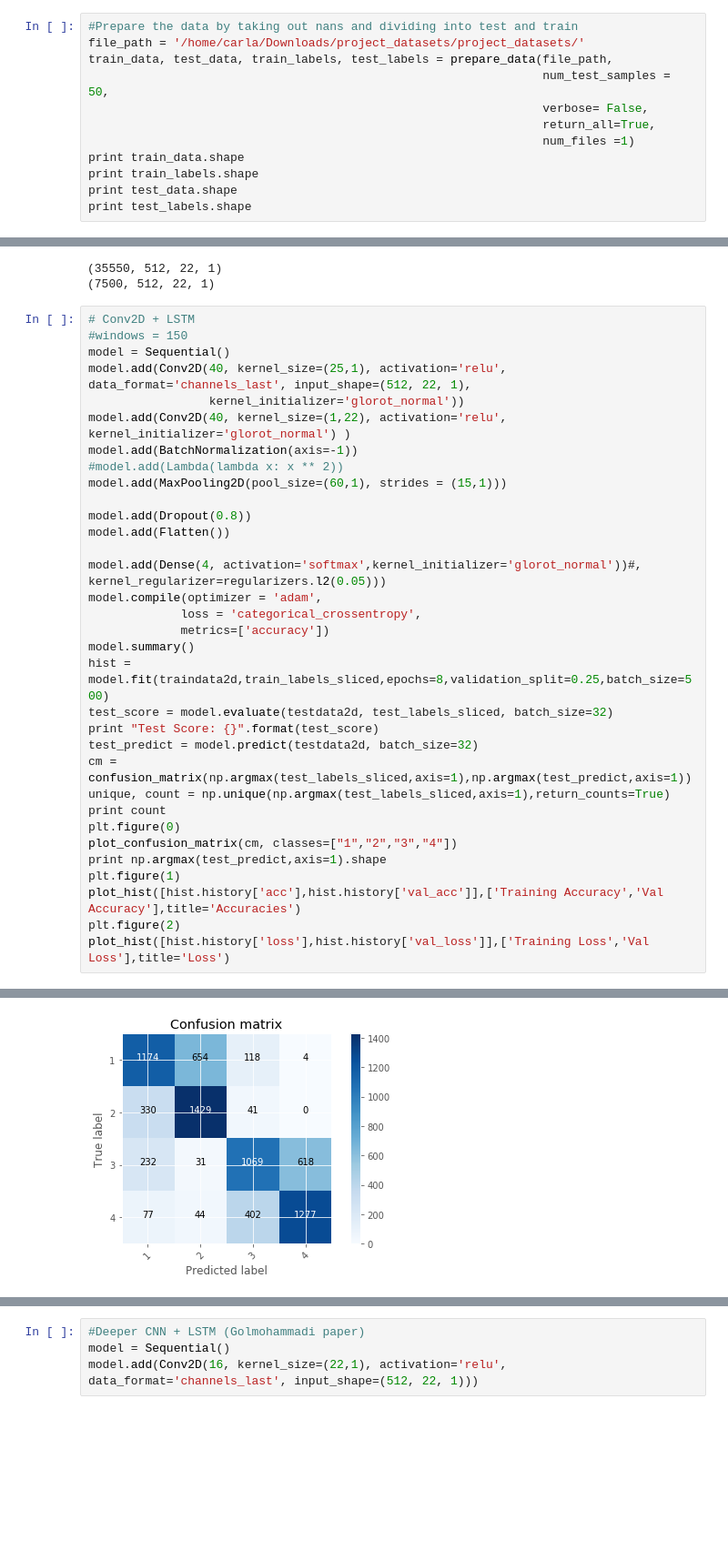
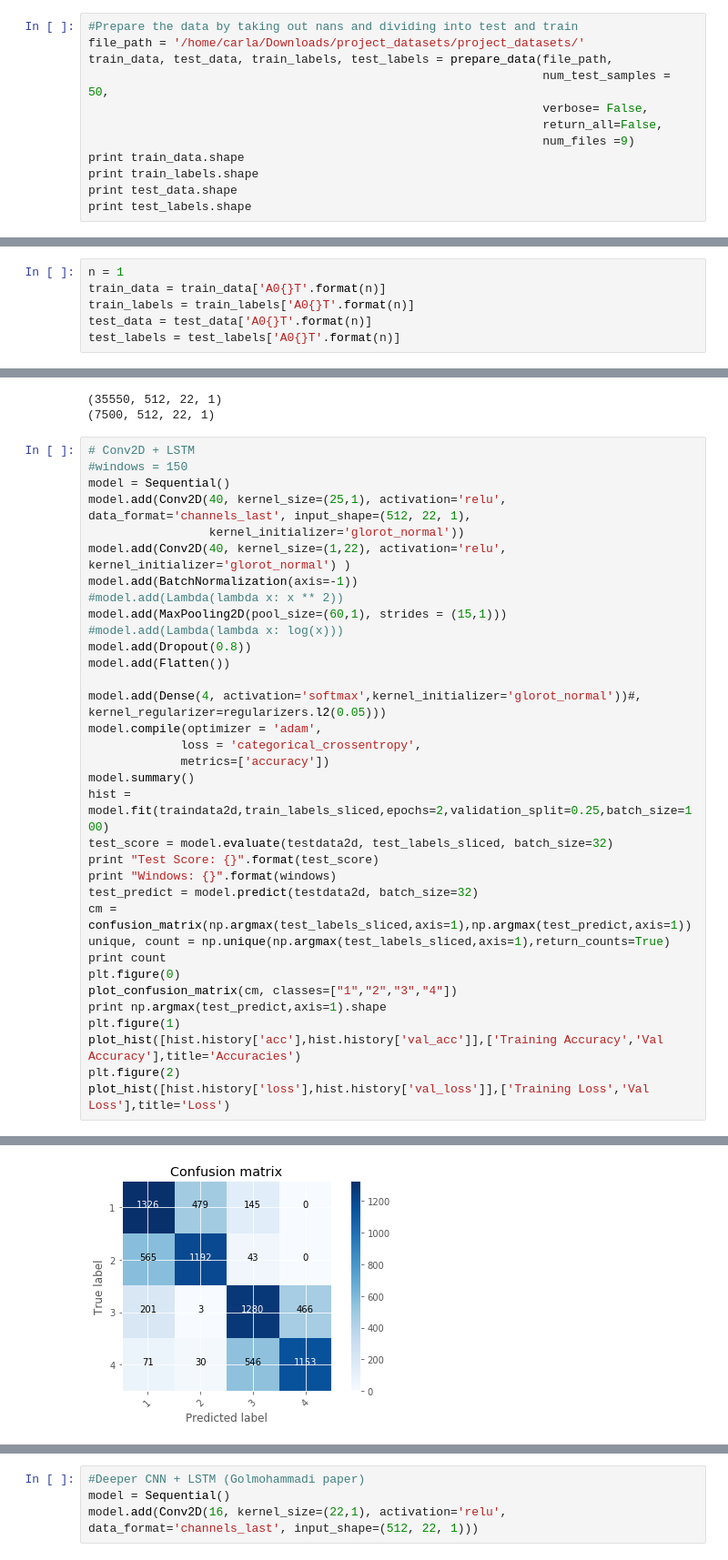
Before and after one commit to kunalpatel1793/Neural-Nets-Final-Project, a Jupyter notebook: BraindecodeTest.ipynb, the cells around one changed output, grey strips where cells are left out. Shown at 91% size. Saved outputs shown, nothing was run; the diff lists cells and outputs as text; blank space fills up the shorter version.

```diff
--- a/BraindecodeTest.ipynb
+++ b/BraindecodeTest.ipynb
@@ -34,8 +39,8 @@ file_path = '/home/carla/Downloads/project_datasets/project_datasets/'
 train_data, test_data, train_labels, test_labels = prepare_data(file_path,
                                                                 num_test_samples = 50,
                                                                 verbose= False,
-                                                                return_all=True,
-                                                                num_files =1)
+                                                                return_all=False,
+                                                                num_files =9)
 print train_data.shape
 print train_labels.shape
 print test_data.shape
@@ -48,3 +50,9 @@ print test_labels.shape
+# %%
+n = 1
+train_data = train_data['A0{}T'.format(n)]
+train_labels = train_labels['A0{}T'.format(n)]
+test_data = test_data['A0{}T'.format(n)]
+test_labels = test_labels['A0{}T'.format(n)]
 # %%
 #assist numerical stability
 train_data = train_data*(1e6)
@@ -112,7 +120,7 @@ model.add(Conv2D(40, kernel_size=(1,22), activation='relu', kernel_initializer='
 model.add(BatchNormalization(axis=-1))
 #model.add(Lambda(lambda x: x ** 2))
 model.add(MaxPooling2D(pool_size=(60,1), strides = (15,1)))
-
+#model.add(Lambda(lambda x: log(x)))
 model.add(Dropout(0.8))
 model.add(Flatten())
 
@@ -121,9 +129,10 @@ model.compile(optimizer = 'adam',
              loss = 'categorical_crossentropy',
              metrics=['accuracy'])
 model.summary()
-hist = model.fit(traindata2d,train_labels_sliced,epochs=8,validation_split=0.25,batch_size=500)
+hist = model.fit(traindata2d,train_labels_sliced,epochs=2,validation_split=0.25,batch_size=100)
 test_score = model.evaluate(testdata2d, test_labels_sliced, batch_size=32)
 print "Test Score: {}".format(test_score)
+print "Windows: {}".format(windows)
 test_predict = model.predict(testdata2d, batch_size=32)
 cm = confusion_matrix(np.argmax(test_labels_sliced,axis=1),np.argmax(test_predict,axis=1))
 unique, count = np.unique(np.argmax(test_labels_sliced,axis=1),return_counts=True)
@@ -155,2 +164,2 @@ dropout_61 (Dropout)         (None, 29, 1, 40)         0
 (7500,)
-[figure, old version]
+[figure, new version]
```
Also changed, not shown: parts of 4 cells of this notebook, 2 other files.
